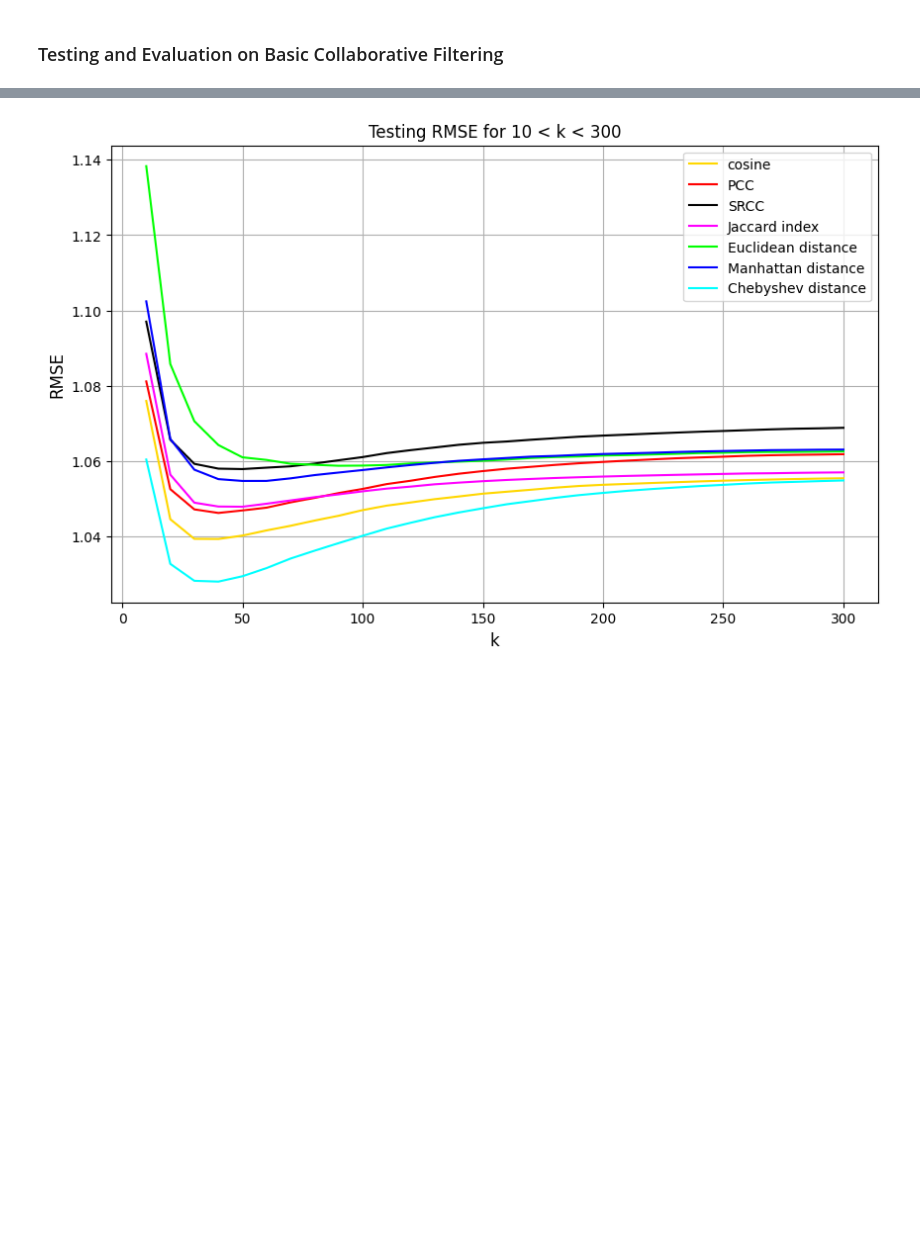
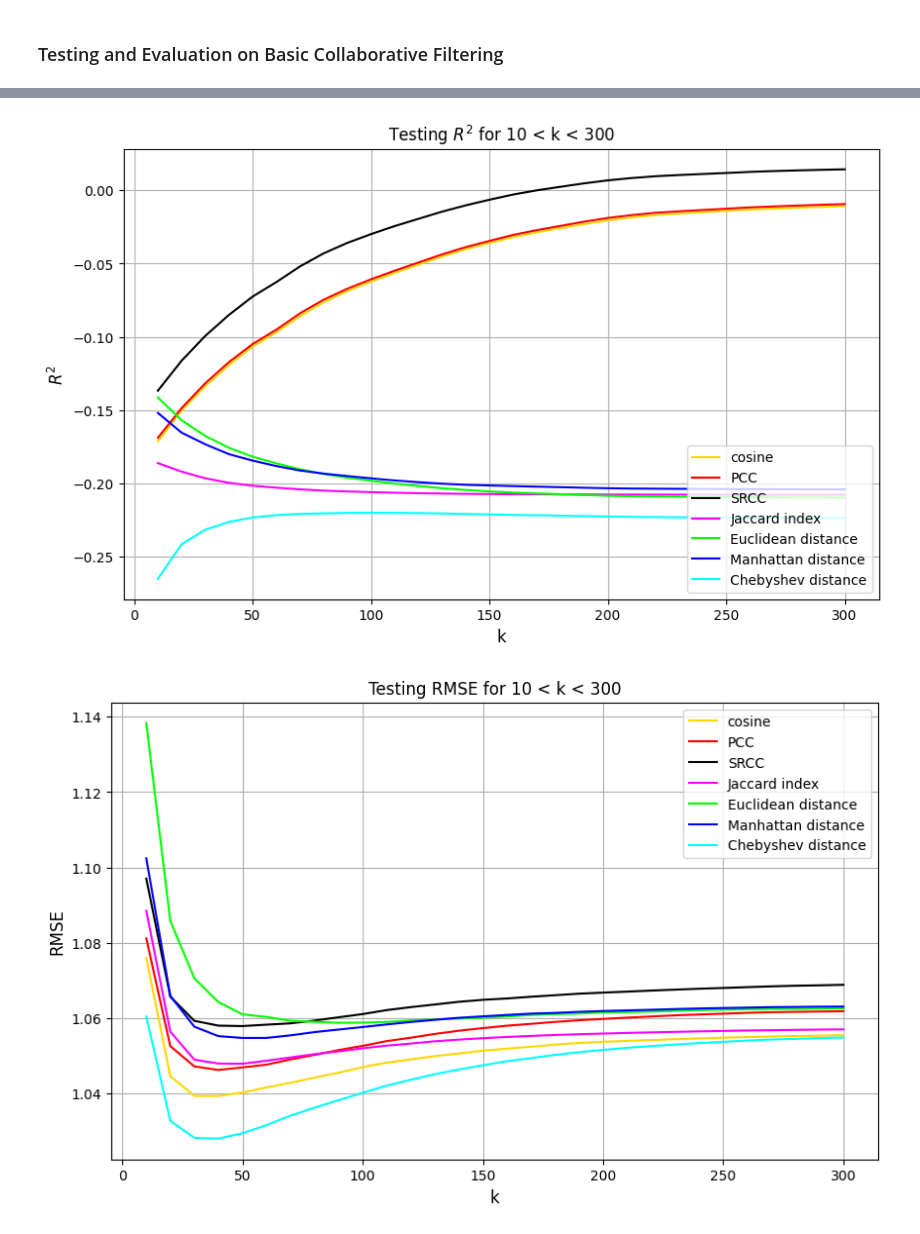
Before and after one commit to JustinDialdestoro/M4R_Clustering, a Jupyter notebook: Python/CF_testing.ipynb, the cells around one changed output, grey strips where cells are left out. Drawn from its saved outputs; the diff is of its cells as text; code cells hidden in the pictures; blank space fills up the shorter version.

```diff
--- a/Python/CF_testing.ipynb
+++ b/Python/CF_testing.ipynb
@@ -56,3 +63,20 @@ k_range = np.arange(10,301,10)
+# %%
+plt.figure(figsize=(10,6))
+plt.title(r"Testing $R^2$ for 10 < k < 300", size=12)
+plt.plot(k_range, cos_eval_test[2], label = 'cosine', color='gold')
+plt.plot(k_range, pcc_eval_test[2], label = 'PCC', color='red')
+plt.plot(k_range, srcc_eval_test[2], label = 'SRCC', color='black')
+plt.plot(k_range, jacc_eval_test[2], label = 'Jaccard index', color='magenta')
+plt.plot(k_range, euc_eval_test[2], label = 'Euclidean distance', color='lime')
+plt.plot(k_range, mhat_eval_test[2], label = 'Manhattan distance', color='blue')
+plt.plot(k_range, cheb_eval_test[2], label = 'Chebyshev distance', color='aqua')
+plt.grid()
+plt.legend(loc = 'lower right')
+plt.ylabel(r'$R^2$', size=12)
+plt.xlabel('k', size=12)
+plt.show()
+# %% [output]
+[figure, added]
 # %%
 cos_eval_test = CF.cross_val(u100k, 10, Metrics.gen_cos, k_range)
 pcc_eval_test = CF.cross_val(u100k, 10, Metrics.gen_pcc, k_range)
```
Also changed, not shown: parts of 10 cells of this notebook.
